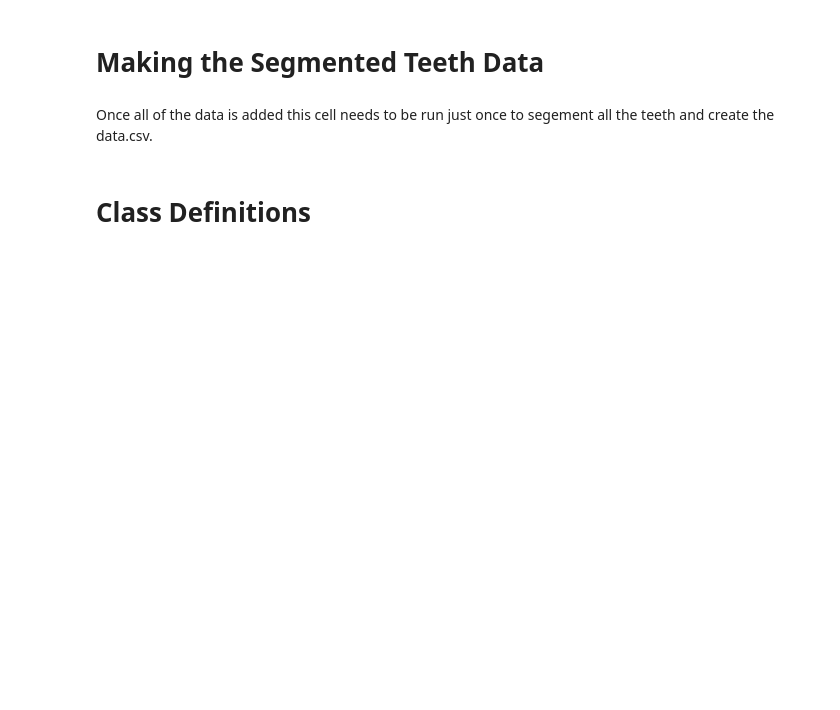
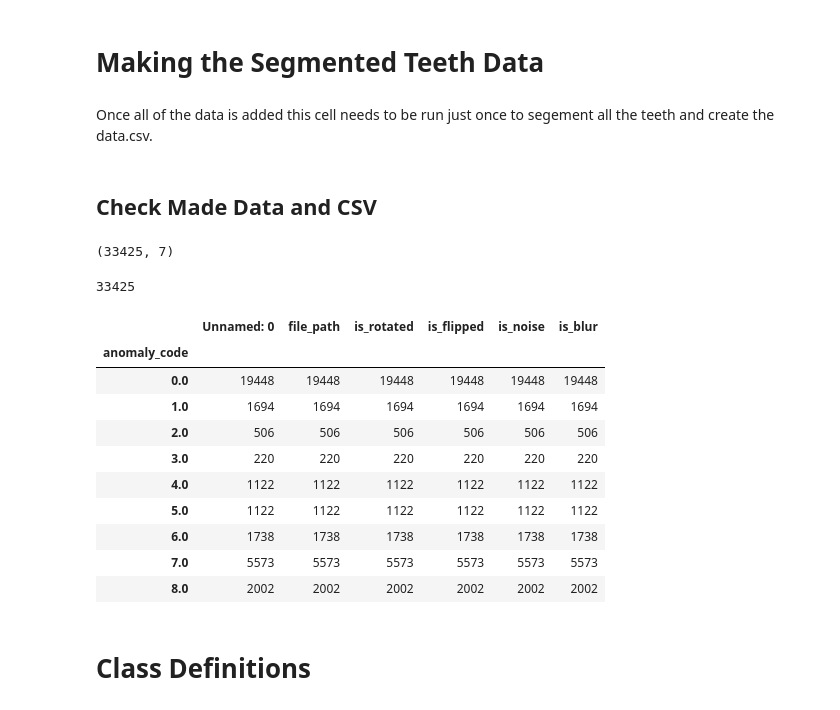
Before and after one commit to anacrusis24/dental-anomaly-detection, a Jupyter notebook: classification-model.ipynb, the cells around one changed output. Saved outputs shown, nothing was run; the diff lists cells and outputs as text; code cells hidden in the pictures; blank space fills up the shorter version.

```diff
--- a/classification-model.ipynb
+++ b/classification-model.ipynb
@@ -48,0 +54,2 @@ make_data(xray_path, anomaly_path, segmentation_path, output_path, which_anomaly
+# %% [markdown]
+## Check Made Data and CSV
@@ -49,3 +58,26 @@ make_data(xray_path, anomaly_path, segmentation_path, output_path, which_anomaly
+# %%
+df.shape
+# %% [output]
+(33425, 7)
+# %%
+# How many files are in the image directory
+print(len(os.listdir('C:/Documents/Dental_Detection/Segmented_Images_3/')))
+# %% [output]
+33425
+# %%
+df.groupby('anomaly_code').count()
+# %% [output]
+|  | Unnamed: 0 | file_path | is_rotated | is_flipped | is_noise | is_blur |
+| anomaly_code |  |  |  |  |  |  |
+| 0.0 | 19448 | 19448 | 19448 | 19448 | 19448 | 19448 |
+| 1.0 | 1694 | 1694 | 1694 | 1694 | 1694 | 1694 |
+| 2.0 | 506 | 506 | 506 | 506 | 506 | 506 |
+| 3.0 | 220 | 220 | 220 | 220 | 220 | 220 |
+| 4.0 | 1122 | 1122 | 1122 | 1122 | 1122 | 1122 |
+| 5.0 | 1122 | 1122 | 1122 | 1122 | 1122 | 1122 |
+| 6.0 | 1738 | 1738 | 1738 | 1738 | 1738 | 1738 |
+| 7.0 | 5573 | 5573 | 5573 | 5573 | 5573 | 5573 |
+| 8.0 | 2002 | 2002 | 2002 | 2002 | 2002 | 2002 |
 # %% [markdown]
 # Class Definitions
 # %% [markdown]
```
Also changed, not shown: parts of 16 cells of this notebook, 1 other file.
